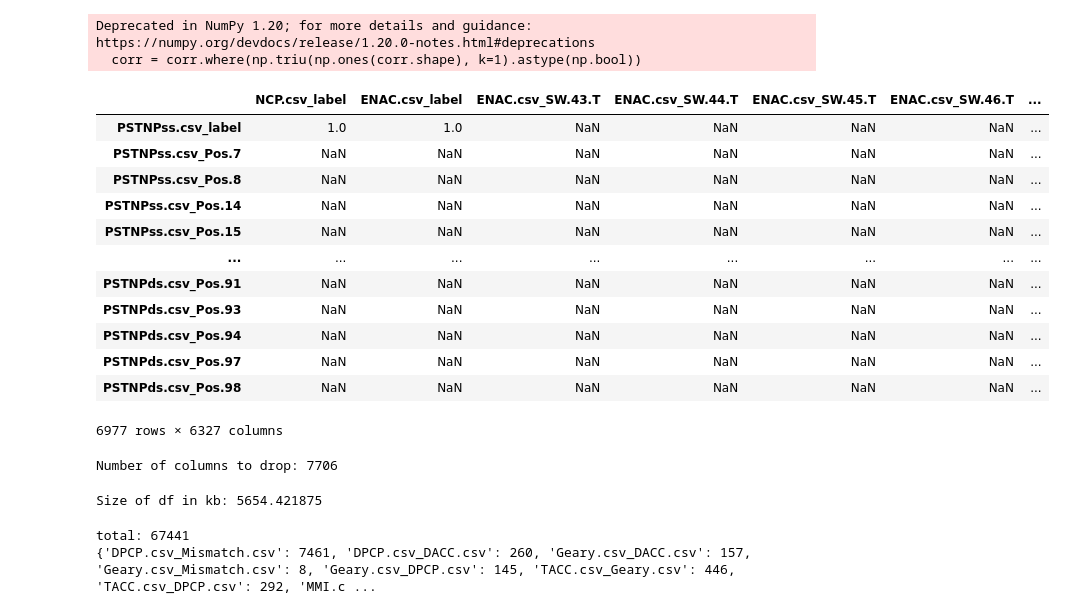
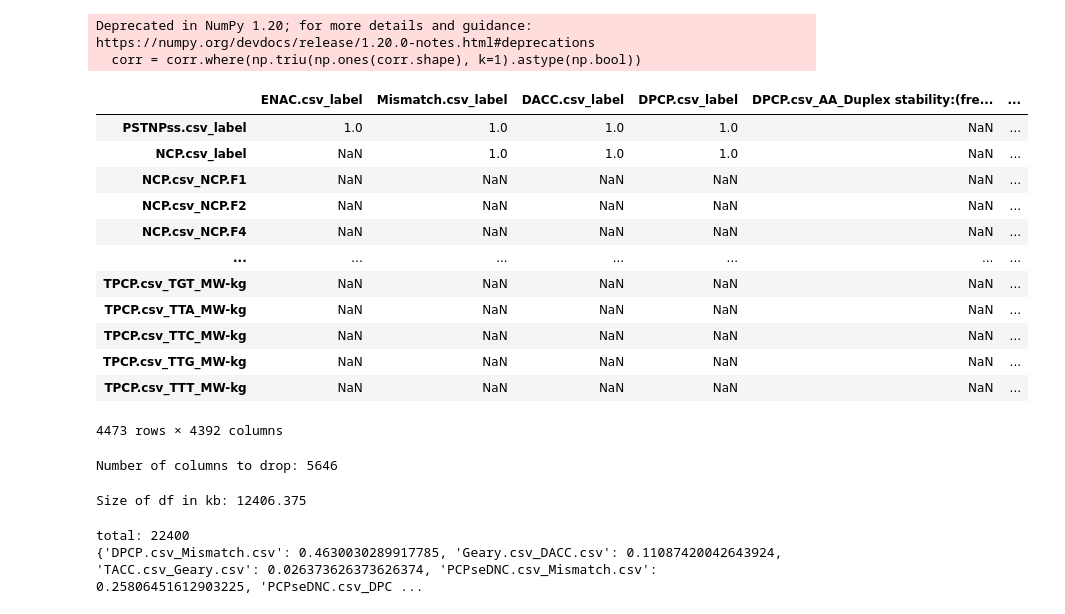
Before and after one commit to AminTaheri23/iLearnPlus, a Jupyter notebook: util/test_data/corelation.ipynb, the cells around one changed output. Saved outputs shown, nothing was run; the diff lists cells and outputs as text; code cells hidden in the pictures.

Commit message:
added batch processing and commented some high corr features

```diff
--- a/util/test_data/corelation.ipynb
+++ b/util/test_data/corelation.ipynb
@@ -26,7 +26,8 @@ def correlation(df):
     corr = df.corr()
     return corr
 # %%
-df = read_data()
+# df = read_data()
+df = pd.read_csv("df")
 print("Size of df in kb:", df.memory_usage().sum() / 1024)
 corr = correlation(df)
 corr
@@ -64,35 +49,35 @@ Size of df in kb: 17788.2109375
 # %%
 # visualize the correlation
 import seaborn as sns
 import matplotlib.pyplot as plt
 
 # only show high correlation
-corr = corr[abs(corr) > 0.5]
+corr = corr[abs(corr) > 0.8]
 
 
 # disregard the diagonal
 corr = corr.where(np.triu(np.ones(corr.shape), k=1).astype(np.bool))
 # filter out NaN columns
 corr = corr.dropna(axis=1, how="all")
 corr = corr.dropna(axis=0, how="all")
 
 corr
 # %% [output]
 Deprecated in NumPy 1.20; for more details and guidance: https://numpy.org/devdocs/release/1.20.0-notes.html#deprecations
   corr = corr.where(np.triu(np.ones(corr.shape), k=1).astype(np.bool))
-|  | NCP.csv_label | ENAC.csv_label | ENAC.csv_SW.43.T | ENAC.csv_SW.44.T | ENAC.csv_SW.45.T | ENAC.csv_SW.46.T | ... |
-| PSTNPss.csv_label | 1.0 | 1.0 | NaN | NaN | NaN | NaN | ... |
-| PSTNPss.csv_Pos.7 | NaN | NaN | NaN | NaN | NaN | NaN | ... |
-| PSTNPss.csv_Pos.8 | NaN | NaN | NaN | NaN | NaN | NaN | ... |
-| PSTNPss.csv_Pos.14 | NaN | NaN | NaN | NaN | NaN | NaN | ... |
-| PSTNPss.csv_Pos.15 | NaN | NaN | NaN | NaN | NaN | NaN | ... |
-| ... | ... | ... | ... | ... | ... | ... | ... |
-| PSTNPds.csv_Pos.91 | NaN | NaN | NaN | NaN | NaN | NaN | ... |
-| PSTNPds.csv_Pos.93 | NaN | NaN | NaN | NaN | NaN | NaN | ... |
-| PSTNPds.csv_Pos.94 | NaN | NaN | NaN | NaN | NaN | NaN | ... |
-| PSTNPds.csv_Pos.97 | NaN | NaN | NaN | NaN | NaN | NaN | ... |
-| PSTNPds.csv_Pos.98 | NaN | NaN | NaN | NaN | NaN | NaN | ... |
+|  | ENAC.csv_label | Mismatch.csv_label | DACC.csv_label | DPCP.csv_label | DPCP.csv_AA_Duplex stability:(fre... | ... |
+| PSTNPss.csv_label | 1.0 | 1.0 | 1.0 | 1.0 | NaN | ... |
+| NCP.csv_label | NaN | 1.0 | 1.0 | 1.0 | NaN | ... |
+| NCP.csv_NCP.F1 | NaN | NaN | NaN | NaN | NaN | ... |
+| NCP.csv_NCP.F2 | NaN | NaN | NaN | NaN | NaN | ... |
+| NCP.csv_NCP.F4 | NaN | NaN | NaN | NaN | NaN | ... |
+| ... | ... | ... | ... | ... | ... | ... |
+| TPCP.csv_TGT_MW-kg | NaN | NaN | NaN | NaN | NaN | ... |
+| TPCP.csv_TTA_MW-kg | NaN | NaN | NaN | NaN | NaN | ... |
+| TPCP.csv_TTC_MW-kg | NaN | NaN | NaN | NaN | NaN | ... |
+| TPCP.csv_TTG_MW-kg | NaN | NaN | NaN | NaN | NaN | ... |
+| TPCP.csv_TTT_MW-kg | NaN | NaN | NaN | NaN | NaN | ... |
-6977 rows × 6327 columns
+4473 rows × 4392 columns
 # %%
 
 # drop the columns that are correlated with each other
@@ -103,18 +88,28 @@ print("Number of columns to drop:", len(set(col_to_drop)))
 
 col_to_drop = set(col_to_drop)
 # %% [output]
-Number of columns to drop: 7706
+Number of columns to drop: 5646
 # %%
 
 df.drop(col_to_drop, axis=1, inplace=True)
 print("Size of df in kb:", df.memory_usage().sum() / 1024)
 # %% [output]
-Size of df in kb: 5654.421875
+Size of df in kb: 12406.375
 # %%
+def shaper(col):
+    c = 0
+    col_to_drop = corr.columns.to_list()
+    col_to_drop += corr.index.to_list()
+    for i in set(col_to_drop):
+        if i.startswith(col):
+            c += 1
+    return c
+
+
 # print the high correlation columns and their correlation value
 j = 0
 dic = {}
-for col in corr.columns:
+for col in corr.columns.to_list():
     for index, value in corr[col].iteritems():
         if abs(value) > 0.8:
             if index.endswith("label") and col.endswith("label"):
@@ -123,16 +118,22 @@ for col in corr.columns:
                 continue
             else:
                 # print(f"{col} - {index} : {value}")
-                if col.split("_")[0]+"_"+index.split("_")[0] not in dic:
+                if (col.split("_")[0]+"_"+index.split("_")[0] not in dic):
                     dic[col.split("_")[0]+"_"+index.split("_")[0]] = 1
+                elif (index.split("_")[0]+"_"+col.split("_")[0] in dic):
+                    # dic[col.split("_")[0]+"_"+index.split("_")[0]] += 1
+                    print("###############")
+                    continue
                 else:
                     dic[col.split("_")[0]+"_"+index.split("_")[0]] += 1
             j += 1
+for i in dic:
+    dic[i] = dic[i] / (shaper(i.split("_")[0]) + shaper(i.split("_")[1]))
 print(f"total: {j}")
 print(dic)
 # %% [output]
-total: 67441
-{'DPCP.csv_Mismatch.csv': 7461, 'DPCP.csv_DACC.csv': 260, 'Geary.csv_DACC.csv': 157, 'Geary.csv_Mismatch.csv': 8, 'Geary.csv_DPCP.csv': 145, 'TACC.csv_Geary.csv': 446, 'TACC.csv_DPCP.csv': 292, 'MMI.c ...
+total: 22400
+{'DPCP.csv_Mismatch.csv': 0.4630030289917785, 'Geary.csv_DACC.csv': 0.11087420042643924, 'TACC.csv_Geary.csv': 0.026373626373626374, 'PCPseDNC.csv_Mismatch.csv': 0.25806451612903225, 'PCPseDNC.csv_DPC ...
 # %%
 # sort dic on value
 dic = {k: v for k, v in sorted(dic.items(), key=lambda item: item[1], reverse=True)}
```
Also changed, not shown: parts of 6 cells of this notebook, 1 other file.
